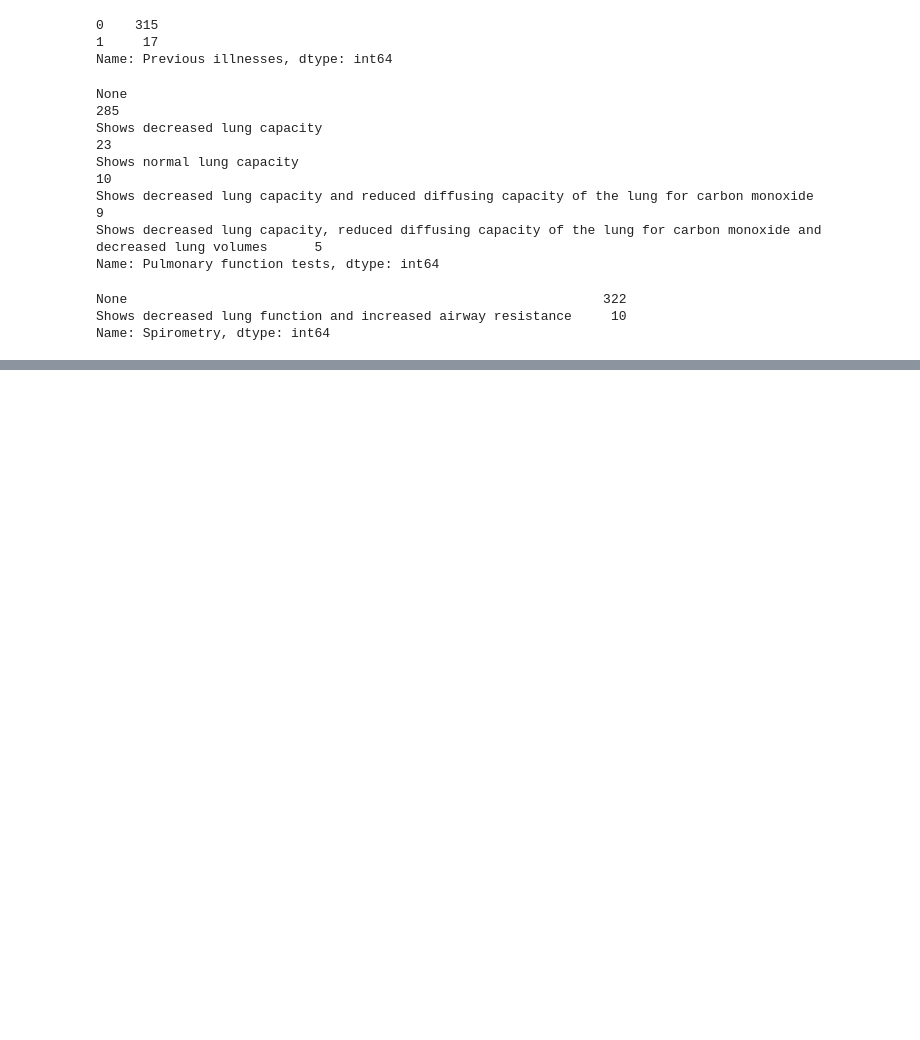
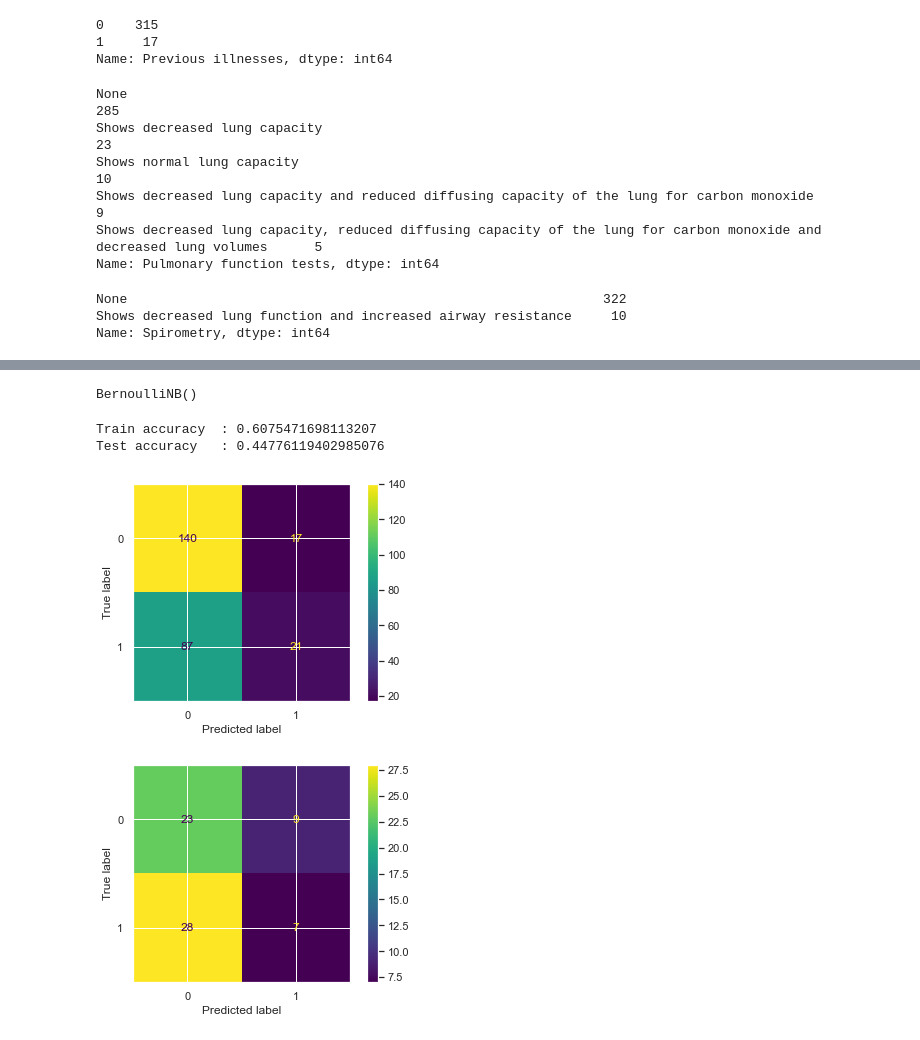
Before and after one commit to Lijiaqian1/SC1015, a Jupyter notebook: Heart_Disease.ipynb, the cells around one changed output, grey strips where cells are left out. Saved outputs shown, nothing was run; the diff lists cells and outputs as text; code cells hidden in the pictures; blank space fills up the shorter version.

Commit message:
Bernoulli and GaussianNB

```diff
--- a/Heart_Disease.ipynb
+++ b/Heart_Disease.ipynb
@@ -330,0 +354,4 @@ heartdata.describe()
+# %%
+cat_heartdata = heartdata.drop(heartdata.columns[[1, 5, 6, 7, 9, 10, 11, 19, 20, 21, 22, 31, 32,
+                                                  33, 34, 35, 36, 37, 38, 39, 41, 43, 44]], axis=1)
+cat_heartdata.info()
@@ -330,0 +376,51 @@ heartdata.describe()
+# %%
+x = cat_heartdata.loc[:, cat_heartdata.columns != "Heart Disease"]
+#print(x.describe())
+y = pd.DataFrame(cat_heartdata["Heart Disease"])
+# %%
+from sklearn.model_selection import train_test_split
+x_train, x_test, y_train, y_test = train_test_split(
+    x, y, test_size=0.20
+)
+# %%
+from sklearn.naive_bayes import BernoulliNB
+BNBclf = BernoulliNB()
+BNBclf.fit(x_train, np.ravel(y_train))
+# %% [output]
+BernoulliNB()
+# %%
+from sklearn.metrics import (
+    accuracy_score,
+    confusion_matrix,
+    ConfusionMatrixDisplay,
+    f1_score,
+)
+
+
+y_train_pred = BNBclf.predict(x_train)
+y_test_pred = BNBclf.predict(x_test)
+
+print("Train accuracy\t:", accuracy_score(y_train_pred, y_train))
+print("Test accuracy\t:", accuracy_score(y_test_pred, y_test))
+
+"""
+print("Train score\t:" + int(BNBclf.score(x_train, y_train)))
+print("Test score\t:" + int(BNBclf.score(x_test, y_test)))
+"""
+
+#confusion matrix for train data
+labels=[0,1]
+cm = confusion_matrix(y_train, y_train_pred, labels=labels)
+disp = ConfusionMatrixDisplay(confusion_matrix=cm, display_labels=labels)
+disp.plot();
+
+#confusion matrix for test data
+labels=[0,1]
+cm = confusion_matrix(y_test, y_test_pred, labels=labels)
+disp = ConfusionMatrixDisplay(confusion_matrix=cm, display_labels=labels)
+disp.plot();
+# %% [output]
+Train accuracy  : 0.6075471698113207
+Test accuracy   : 0.44776119402985076
+[figure, added]
+[figure, added]
```
Also changed, not shown: parts of 15 cells of this notebook.
